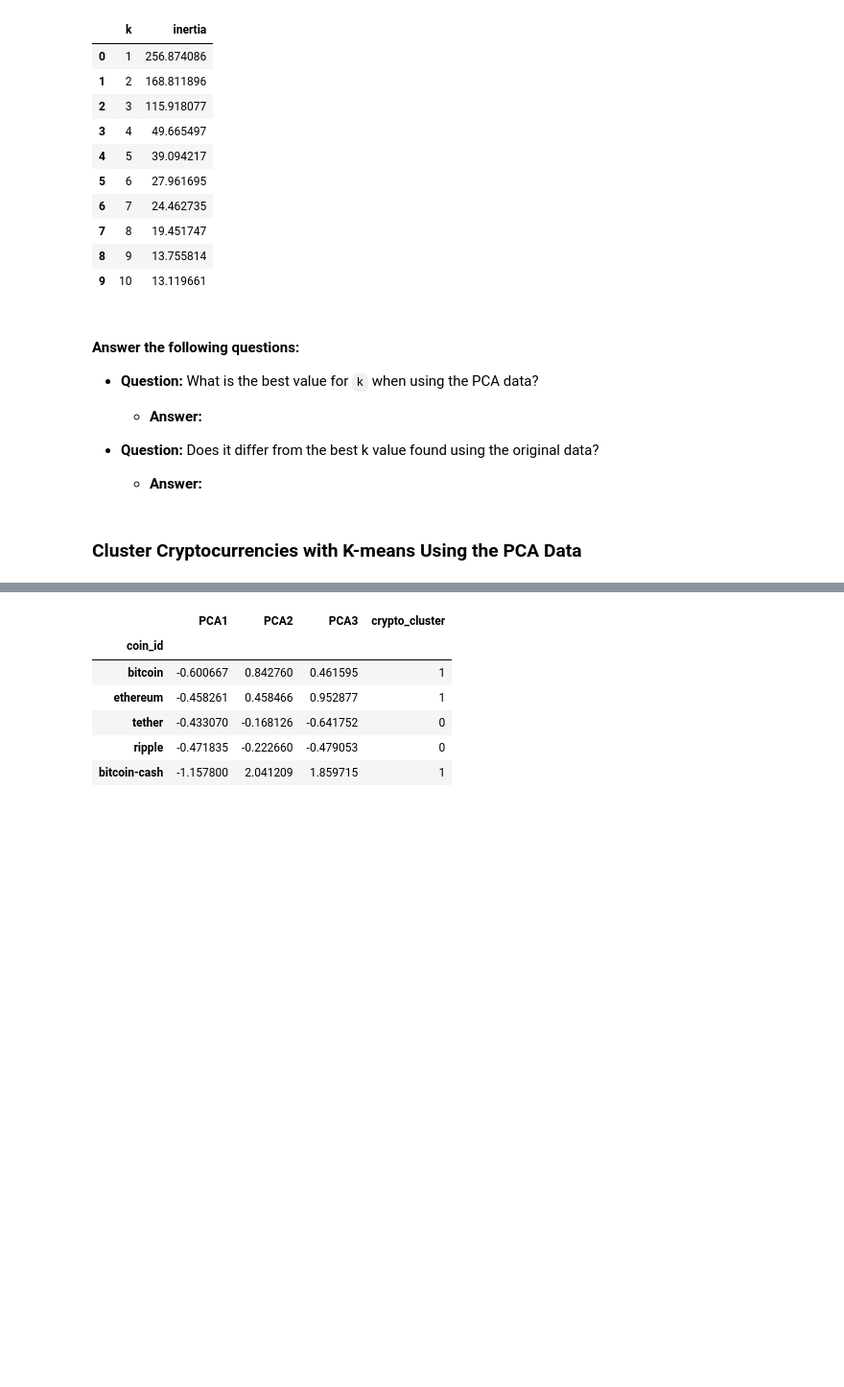
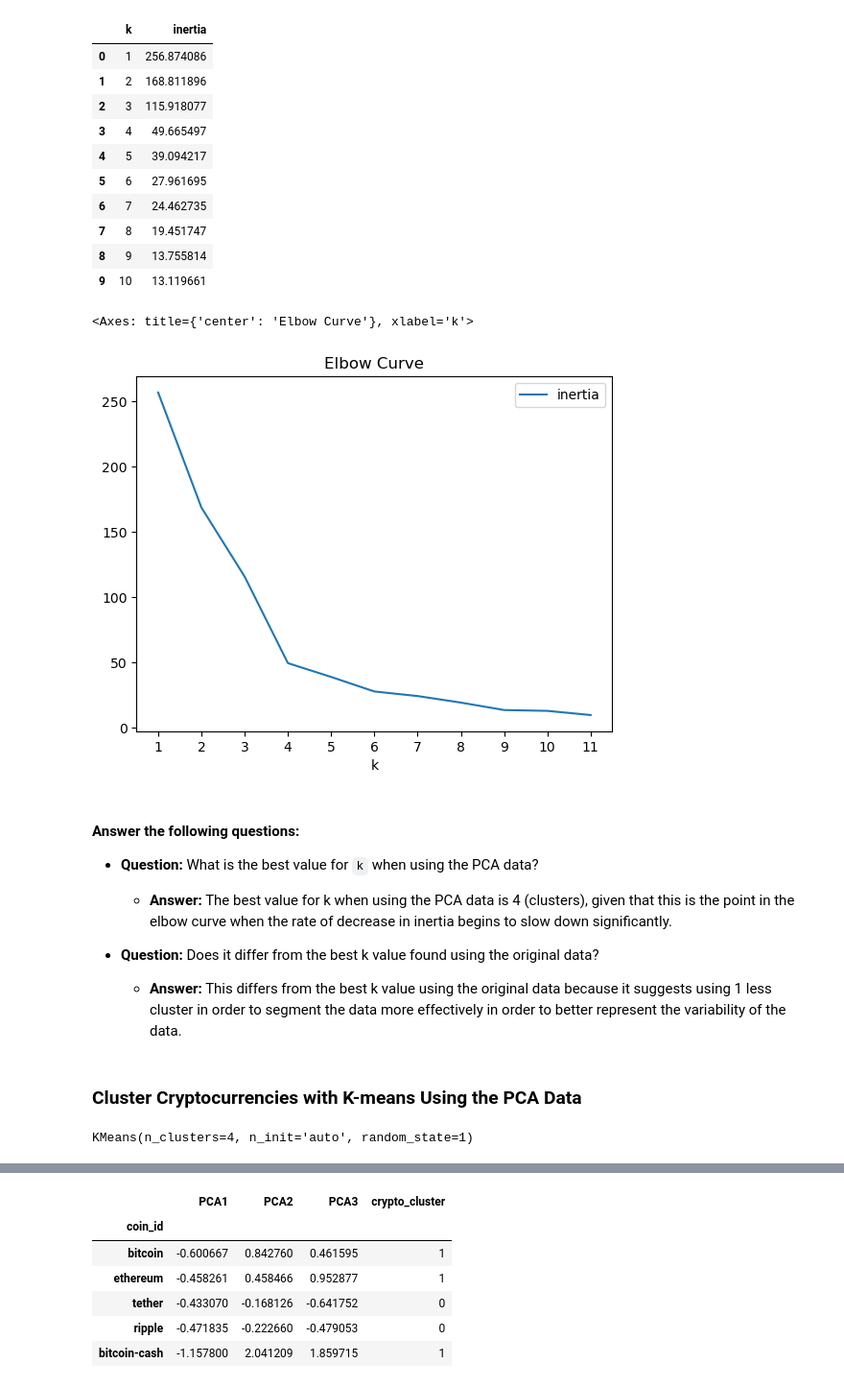
Before and after one commit to EstebanMissura/CryptoClustering, a Jupyter notebook: Crypto_Clustering.ipynb, the cells around one changed output, grey strips where cells are left out. Shown: that part at 96% size. Cells and saved outputs as stored; diff of their text form; code cells hidden in the pictures; blank space fills up the shorter version.

```diff
--- a/Crypto_Clustering.ipynb
+++ b/Crypto_Clustering.ipynb
@@ -206,15 +206,19 @@ array([0.3719856 , 0.34700813, 0.17603793])
 # Note: The code for this step is provided for you
 
 # Creating a DataFrame with the PCA data
-
+pca_market_data_df = pd.DataFrame(
+    market_data_pca_df,
+    columns=["PCA1", "PCA2", "PCA3"]
+)
 
 # Copy the crypto names from the original data
-
+pca_market_data_df['coin_id'] = market_data_df.index
 
 # Set the coinid column as index
-
+pca_market_data_df.set_index('coin_id', inplace=True)
 
 # Display sample data
+pca_market_data_df.head(10)
 # %% [output]
 |  | PCA1 | PCA2 | PCA3 |
 | coin_id |  |  |  |
@@ -233,25 +237,32 @@ array([0.3719856 , 0.34700813, 0.17603793])
 # %%
 # Create a list with the number of k-values to try
 # Use a range from 1 to 11
-
+k = list(range(1, 12))
 
 # Create an empty list to store the inertia values
-
+inertia = []
 
 # Create a for loop to compute the inertia with each possible value of k
 # Inside the loop:
 # 1. Create a KMeans model using the loop counter for the n_clusters
 # 2. Fit the model to the data using PCA DataFrame.
 # 3. Append the model.inertia_ to the inertia list
-
+for i in k:
+    model = KMeans(n_clusters=i, n_init='auto', random_state=1)
+    model.fit(pca_market_data_df)
+    inertia.append(model.inertia_)
 
 # Create a dictionary with the data to plot the Elbow curve
-
+elbow_data_pca = {
+    "k": k,
+    "inertia": inertia
+}
 
 # Create a DataFrame with the data to plot the Elbow curve
-
+elbow_df_pca = pd.DataFrame(elbow_data_pca)
 
 # Display the DataFrame
+elbow_df_pca.head(10)
 # %% [output]
 |  | k | inertia |
 | 0 | 1 | 256.874086 |
@@ -267,16 +278,25 @@ array([0.3719856 , 0.34700813, 0.17603793])
 # %%
 # Plot a line chart with all the inertia values computed with
 # the different values of k to visually identify the optimal value for k.
+elbow_df_pca.plot.line(
+    x="k",
+    y= "inertia",
+    title="Elbow Curve",
+    xticks=k
+)
+# %% [output]
+<Axes: title={'center': 'Elbow Curve'}, xlabel='k'>
+[figure, added]
 # %% [markdown]
 #### Answer the following questions:
 * **Question:** What is the best value for `k` when using the PCA data?
 
-  * **Answer:**
+  * **Answer:** The best value for k when using the PCA data is 4 (clusters), given that this is the point in the elbow curve when the rate of decrease in inertia begins to slow down significantly.
 
 
 * **Question:** Does it differ from the best k value found using the original data?
 
-  * **Answer:**
+  * **Answer:** This differs from the best k value using the original data because it suggests using 1 less cluster in order to segment the data more effectively in order to better represent the variability of the data.
 # %% [markdown]
 ### Cluster Cryptocurrencies with K-means Using the PCA Data
 # %%
@@ -284,4 +305,7 @@ array([0.3719856 , 0.34700813, 0.17603793])
 # %%
 # Fit the K-Means model using the PCA data
+model.fit(pca_market_data_df)
+# %% [output]
+KMeans(n_clusters=4, n_init='auto', random_state=1)
 # %%
 # Predict the clusters to group the cryptocurrencies using the PCA data
```
Also changed, not shown: parts of 9 cells of this notebook.
